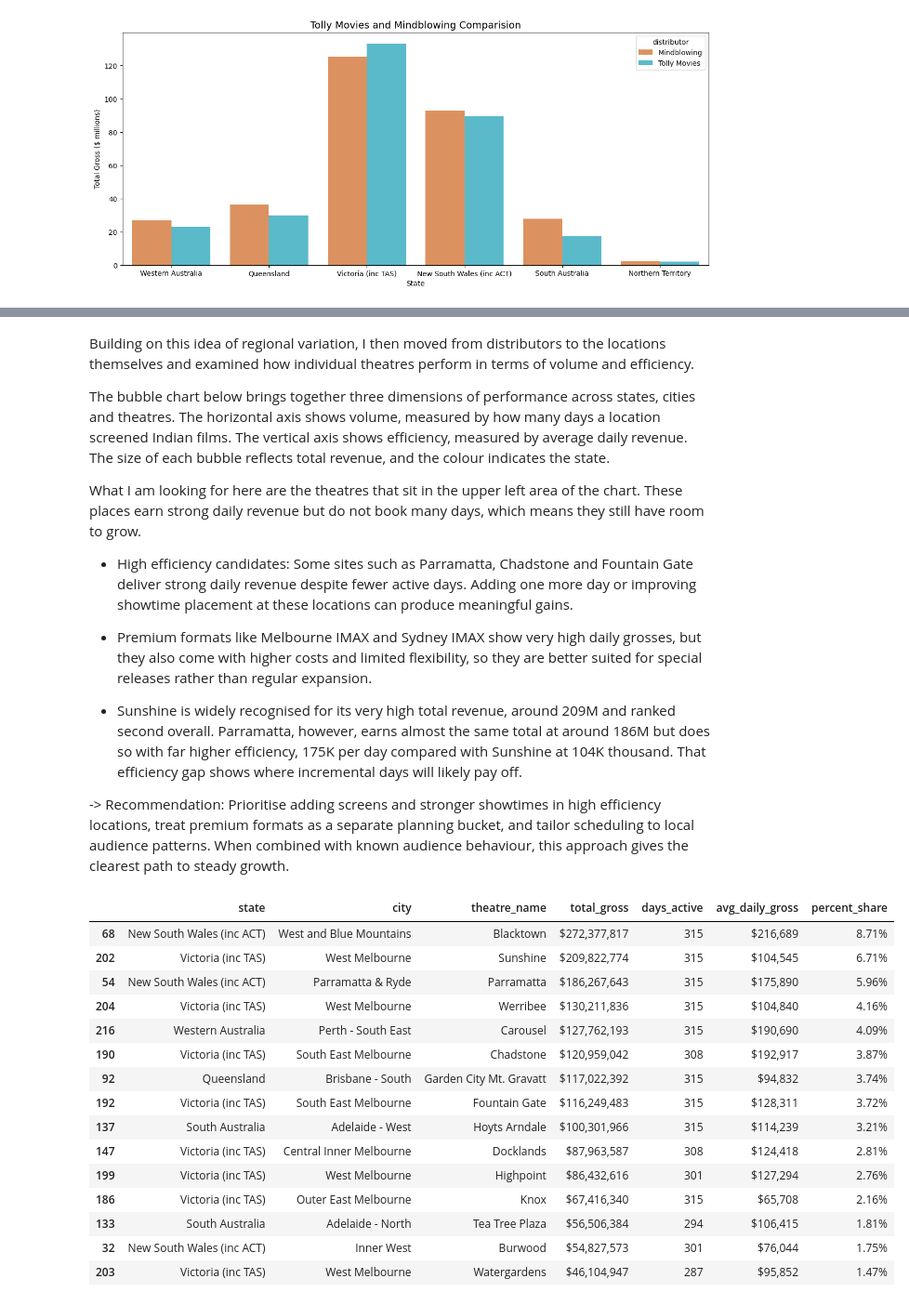
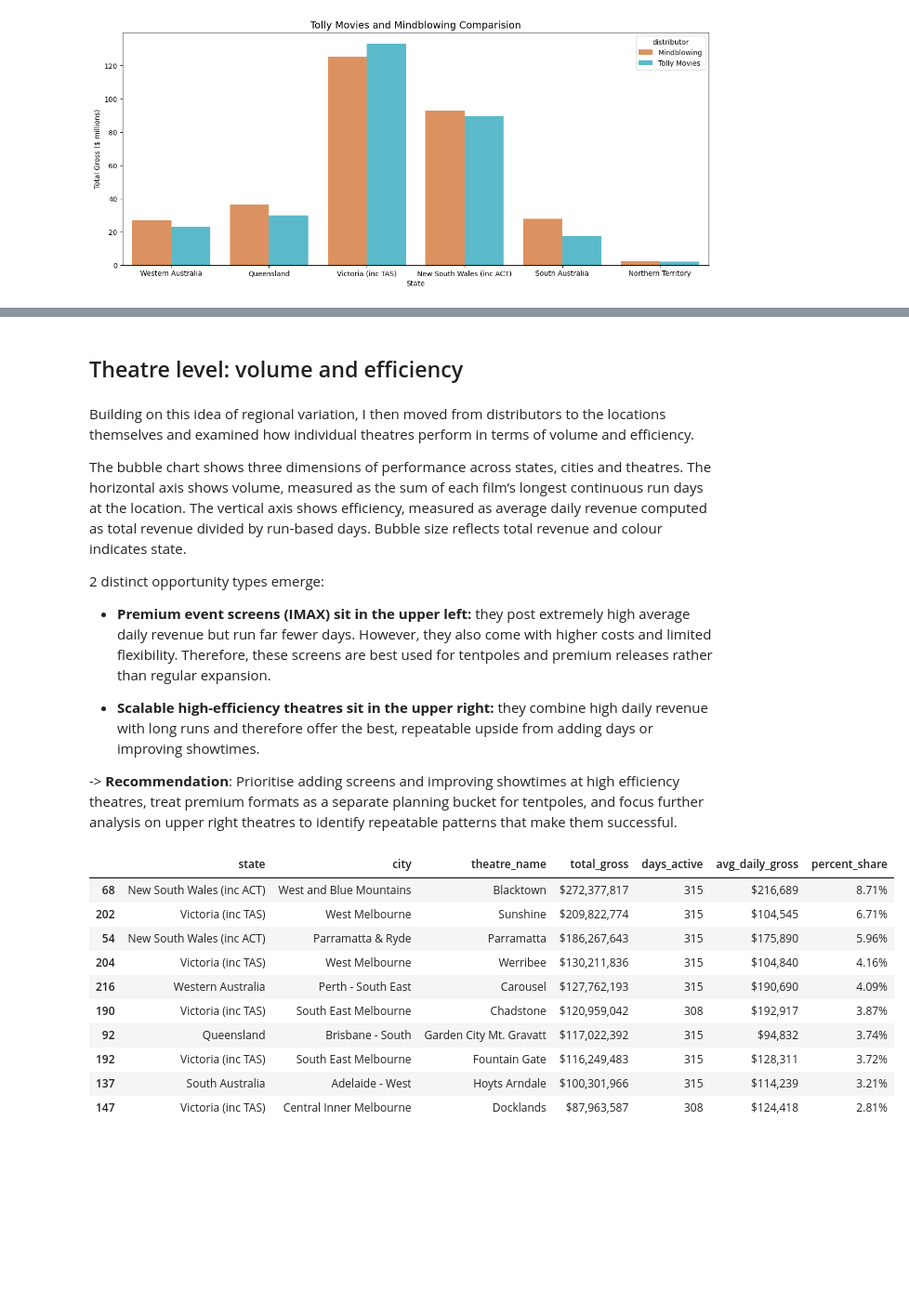
Before and after one commit to Jingvu/masalytics, a Jupyter notebook: data/exploration.ipynb, the cells around one changed output, grey strips where cells are left out. Shown at 93% size. Cells and saved outputs as stored; diff of their text form; code cells hidden in the pictures; blank space fills up the shorter version.

```diff
--- a/data/exploration.ipynb
+++ b/data/exploration.ipynb
@@ -413,17 +455,17 @@ plt.show()
+# %% [markdown]
+## Theatre level: volume and efficiency
 # %% [markdown]
 Building on this idea of regional variation, I then moved from distributors to the locations themselves and examined how individual theatres perform in terms of volume and efficiency.
 
-The bubble chart below brings together three dimensions of performance across states, cities and theatres. The horizontal axis shows volume, measured by how many days a location screened Indian films. The vertical axis shows efficiency, measured by average daily revenue. The size of each bubble reflects total revenue, and the colour indicates the state.
+The bubble chart shows three dimensions of performance across states, cities and theatres. The horizontal axis shows volume, measured as the sum of each film’s longest continuous run days at the location. The vertical axis shows efficiency, measured as average daily revenue computed as total revenue divided by run‑based days. Bubble size reflects total revenue and colour indicates state.
 
-What I am looking for here are the theatres that sit in the upper left area of the chart. These places earn strong daily revenue but do not book many days, which means they still have room to grow.
+2 distinct opportunity types emerge:
 
-- High efficiency candidates: Some sites such as Parramatta, Chadstone and Fountain Gate deliver strong daily revenue despite fewer active days. Adding one more day or improving showtime placement at these locations can produce meaningful gains.
+- **Premium event screens (IMAX) sit in the upper left:** they post extremely high average daily revenue but run far fewer days. However, they also come with higher costs and limited flexibility. Therefore, these screens are best used for tentpoles and premium releases rather than regular expansion.
 
-- Premium formats like Melbourne IMAX and Sydney IMAX show very high daily grosses, but they also come with higher costs and limited flexibility, so they are better suited for special releases rather than regular expansion.
+- **Scalable high-efficiency theatres sit in the upper right:** they combine high daily revenue with long runs and therefore offer the best, repeatable upside from adding days or improving showtimes.
 
-- Sunshine is widely recognised for its very high total revenue, around 209M and ranked second overall. Parramatta, however, earns almost the same total at around 186M but does so with far higher efficiency, 175K per day compared with Sunshine at 104K thousand. That efficiency gap shows where incremental days will likely pay off.
-
--> Recommendation: Prioritise adding screens and stronger showtimes in high efficiency locations, treat premium formats as a separate planning bucket, and tailor scheduling to local audience patterns. When combined with known audience behaviour, this approach gives the clearest path to steady growth.
+-> **Recommendation**: Prioritise adding screens and improving showtimes at high efficiency theatres, treat premium formats as a separate planning bucket for tentpoles, and focus further analysis on upper right theatres to identify repeatable patterns that make them successful.
 # %%
 import plotly.express as px
 # Metrics
@@ -470,36 +512,31 @@ fig.show()
 # Location
 pd.set_option('display.max_rows', None)
 cinema_stats = df.groupby(['state','city','theatre_name' ]).agg(
     total_gross=('gross_today', 'sum'),
     days_active=('actual_sales_date', 'nunique'),
     avg_daily_gross=('gross_today', 'mean')
 ).reset_index()
 # cinema_stats = cinema_stats[cinema_stats['total_gross'] > 1000]
 cinema_stats_sort = cinema_stats.sort_values('total_gross', ascending=False)
 grand_total = cinema_stats_sort['total_gross'].sum()
 cinema_stats_sort['percent_share'] = (cinema_stats_sort['total_gross'] / grand_total) * 100
 
 display(
-    cinema_stats_sort.head(15).style.format({
+    cinema_stats_sort.head(10).style.format({
         'total_gross': '${:,.0f}',
         'avg_daily_gross': '${:,.0f}',
         'percent_share': '{:.2f}%'
     })
 )
 # %% [output]
 |  | state | city | theatre_name | total_gross | days_active | avg_daily_gross | percent_share |
 | 68 | New South Wales (inc ACT) | West and Blue Mountains | Blacktown | $272,377,817 | 315 | $216,689 | 8.71% |
 | 202 | Victoria (inc TAS) | West Melbourne | Sunshine | $209,822,774 | 315 | $104,545 | 6.71% |
 | 54 | New South Wales (inc ACT) | Parramatta & Ryde | Parramatta | $186,267,643 | 315 | $175,890 | 5.96% |
 | 204 | Victoria (inc TAS) | West Melbourne | Werribee | $130,211,836 | 315 | $104,840 | 4.16% |
 | 216 | Western Australia | Perth - South East | Carousel | $127,762,193 | 315 | $190,690 | 4.09% |
 | 190 | Victoria (inc TAS) | South East Melbourne | Chadstone | $120,959,042 | 308 | $192,917 | 3.87% |
 | 92 | Queensland | Brisbane - South | Garden City Mt. Gravatt | $117,022,392 | 315 | $94,832 | 3.74% |
 | 192 | Victoria (inc TAS) | South East Melbourne | Fountain Gate | $116,249,483 | 315 | $128,311 | 3.72% |
 | 137 | South Australia | Adelaide - West | Hoyts Arndale | $100,301,966 | 315 | $114,239 | 3.21% |
 | 147 | Victoria (inc TAS) | Central Inner Melbourne | Docklands | $87,963,587 | 308 | $124,418 | 2.81% |
-| 199 | Victoria (inc TAS) | West Melbourne | Highpoint | $86,432,616 | 301 | $127,294 | 2.76% |
-| 186 | Victoria (inc TAS) | Outer East Melbourne | Knox | $67,416,340 | 315 | $65,708 | 2.16% |
-| 133 | South Australia | Adelaide - North | Tea Tree Plaza | $56,506,384 | 294 | $106,415 | 1.81% |
-| 32 | New South Wales (inc ACT) | Inner West | Burwood | $54,827,573 | 301 | $76,044 | 1.75% |
-| 203 | Victoria (inc TAS) | West Melbourne | Watergardens | $46,104,947 | 287 | $95,852 | 1.47% |
```
Also changed, not shown: parts of 11 cells of this notebook, 1 other file.
